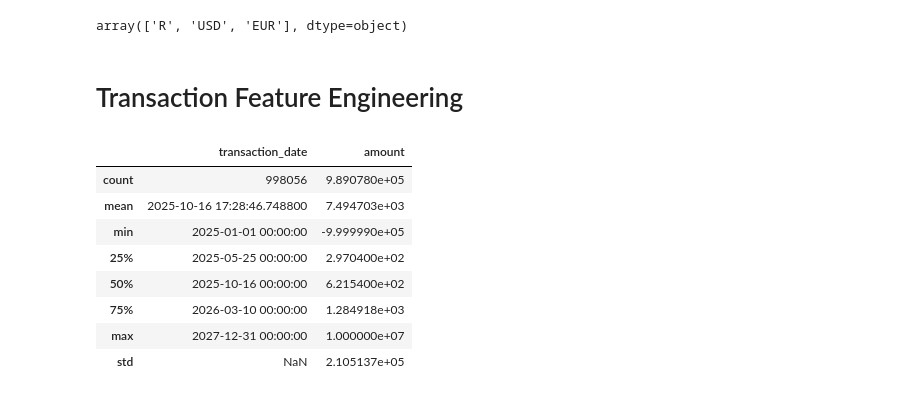
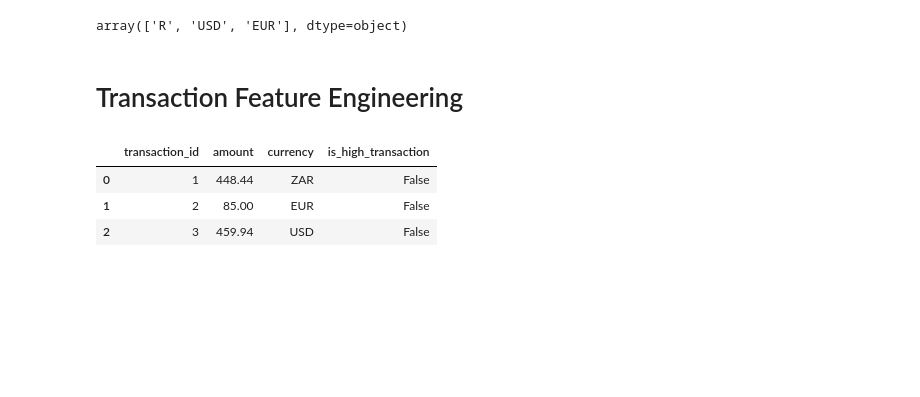
Before and after one commit to akonamajongile-a11y/bankguard, a Jupyter notebook: CleaningDatasets.ipynb, the cells around one changed output. Cells and saved outputs as stored; diff of their text form; code cells hidden in the pictures; blank space fills up the shorter version.

```diff
--- a/CleaningDatasets.ipynb
+++ b/CleaningDatasets.ipynb
@@ -255,14 +255,12 @@ transactions.to_csv("data/processed/transactions_clean.csv")
 # %% [markdown]
 # Transaction Feature Engineering
 # %%
-transactions["is_high_transaction"] =
+# Add a boolean feature: True if amount > 1000
+transactions["is_high_transaction"] = transactions["amount"] > 24999
+
+transactions
 # %% [output]
-|  | transaction_date | amount |
-| count | 998056 | 9.890780e+05 |
-| mean | 2025-10-16 17:28:46.748800 | 7.494703e+03 |
-| min | 2025-01-01 00:00:00 | -9.999990e+05 |
-| 25% | 2025-05-25 00:00:00 | 2.970400e+02 |
-| 50% | 2025-10-16 00:00:00 | 6.215400e+02 |
-| 75% | 2026-03-10 00:00:00 | 1.284918e+03 |
-| max | 2027-12-31 00:00:00 | 1.000000e+07 |
-| std | NaN | 2.105137e+05 |
+|  | transaction_id | amount | currency | is_high_transaction |
+| 0 | 1 | 448.44 | ZAR | False |
+| 1 | 2 | 85.00 | EUR | False |
+| 2 | 3 | 459.94 | USD | False |
```
Also changed, not shown: 1 other file.
